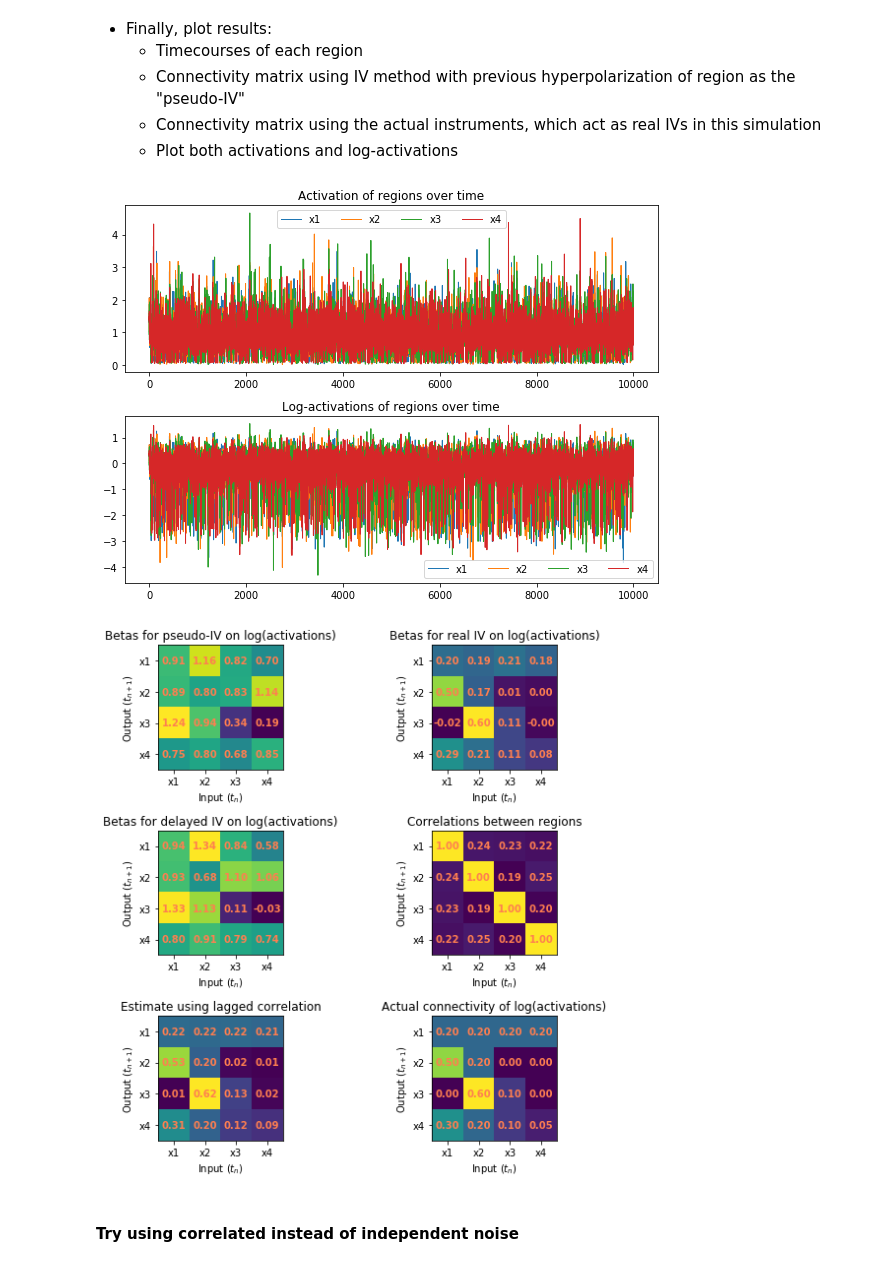
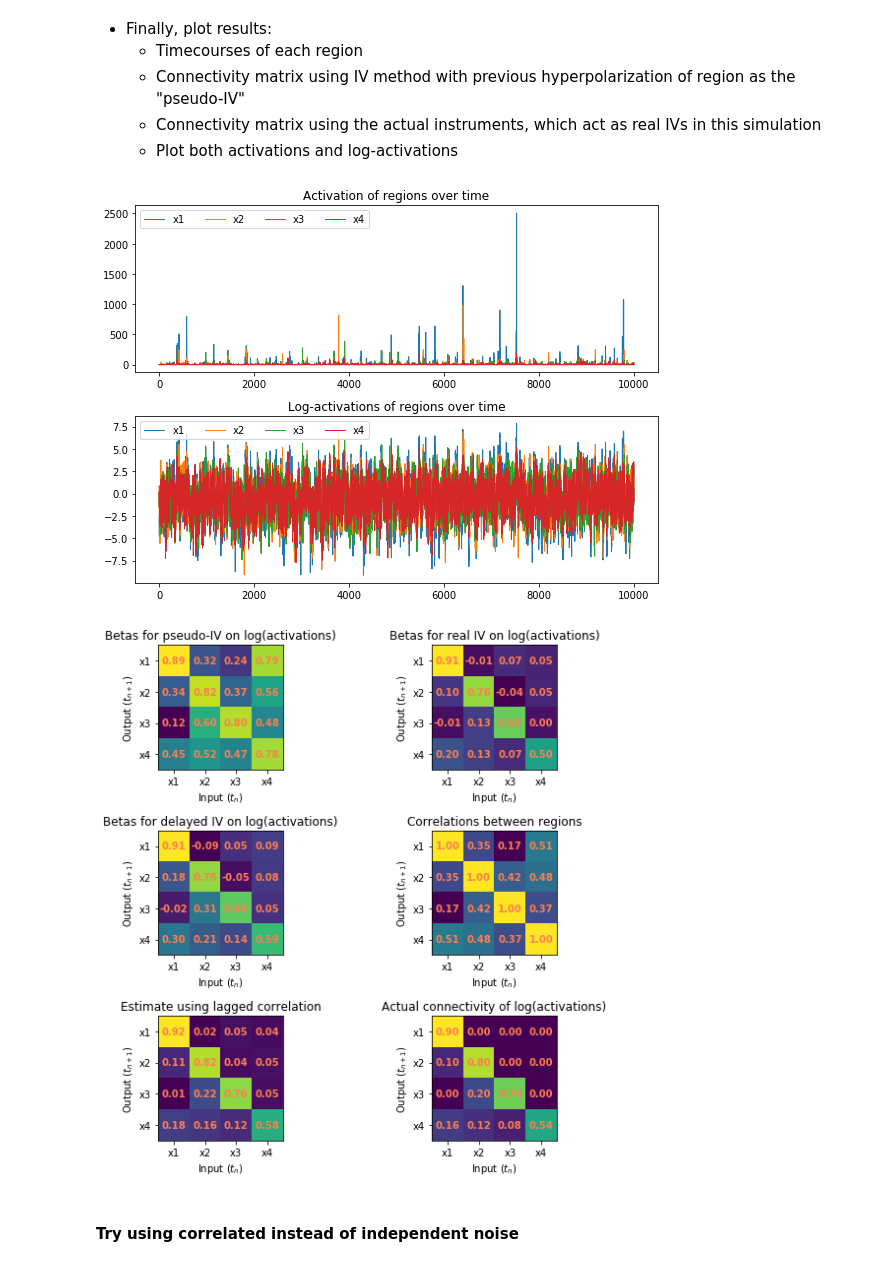
Before and after one commit to KordingLab/fmri-iv, a Jupyter notebook: code/test_iv_analysis.ipynb, the cells around one changed output. Cells and saved outputs as stored; diff of their text form; code cells hidden in the pictures.

```diff
--- a/code/test_iv_analysis.ipynb
+++ b/code/test_iv_analysis.ipynb
@@ -17,37 +17,28 @@ All neurons are recurrently connected, plus:
 * x2 -> x4
 * x3 -> x4
 # %%
-# A = np.array([
-#     [0.9,   0,      0,      0],
-#     [0.1,   0.8,    0,      0],
-#     [0,     0.2,    0.7,    0],
-#     [0.16,  0.12,   0.08,   0.54]
-# ])
-
 A = np.array([
-    [0.2,   0.2,    0.2,    0.2],
-    [0.5,   0.2,    0,      0],
-    [0,     0.6,    0.1,    0],
-    [0.3,   0.2,    0.1,    0.05]
+    [0.9,   0,      0,      0],
+    [0.1,   0.8,    0,      0],
+    [0,     0.2,    0.7,    0],
+    [0.16,  0.12,   0.08,   0.54]
 ])
 
-assert max(abs(np.linalg.eig(A)[0])) < 1.0,\
-    'A is nonstationary - make sure all eigenvalues are < 1 in absolute value'
+radius = max(abs(np.linalg.eig(A)[0]))
+assert radius < 1, 'A is unstable'
 
 n_chan = A.shape[0]
 n_time = 10000
-
-snr = 10.0
 # %% [markdown]
 * Generate an IV for each region - 2.5% chance of being 1, where 1 means "hyperpolarized" and corresponding region will be 10x less active during this timepoint.
 # %%
-ivs = np.random.rand(n_time, n_chan) < 0.025
+ivs = np.random.rand(n_chan, n_time) < 0.025
 # %% [markdown]
 * Initialize log of network activations as Gaussian
 * Also add effect of instrument to first timepoint (always reduces activation by factor of 10 if true)
 # %%
-log_act = np.zeros((n_time, n_chan))
+log_act = np.zeros((n_chan, n_time))
 
-log_act[0, :] = np.random.randn(n_chan) + ivs[0, :] * np.log(0.1)
+log_act[:, 0] = np.random.randn(n_chan) + ivs[:, 0] * np.log(0.1)
 # %% [markdown]
 * Now, run the network for `n_time` steps
@@ -55,9 +45,9 @@ log_act[0, :] = np.random.randn(n_chan) + ivs[0, :] * np.log(0.1)
 * Also add effect of instrument at each step.
 # %%
-noise = np.random.normal(scale=1/np.sqrt(snr), size=(n_time-1, n_chan))
+noise = np.random.normal(scale=1, size=(n_chan, n_time - 1))
 
 for kT in range(1, n_time):
-    log_act[kT, :] = A @ log_act[kT - 1, :] + noise[kT - 1, :] + ivs[kT, :] * np.log(0.1)
+    log_act[:, kT] = A @ log_act[:, kT - 1] + noise[:, kT - 1] + ivs[:, kT] * np.log(0.1)
 # %% [markdown]
 * Exponentiate all activations to move to a log-normal distribution (so all activations are > 0)
 # %% [markdown]
@@ -69,30 +59,30 @@ for kT in range(1, n_time):
 # %%
 make_region_labels = lambda n: ['x' + str(i) for i in range(1, n + 1)]
 
 def plot_activations(lact, nfig):
     _, nchans = lact.shape
     region_labels = make_region_labels(nchans)
 
     plt.close(nfig)
     fig = plt.figure(nfig, (8, 6), tight_layout=True)
 
     axes = fig.subplots(2, 1)
-    axes[0].plot(np.exp(lact), linewidth=1.0)
+    axes[0].plot(np.exp(lact).T, linewidth=1.0)
     axes[0].legend(region_labels, ncol=6)
     axes[0].set_title('Activation of regions over time')
 
-    axes[1].plot(lact, linewidth=1.0)
+    axes[1].plot(lact.T, linewidth=1.0)
     axes[1].legend(region_labels, ncol=6)
     axes[1].set_title('Log-activations of regions over time')
 
     plt.draw()
 
 plot_activations(log_act, 1)
 # %% [output]
-[figure, old version]
+[figure, new version]
 # %%
 def plot_iv_betas(log_act_in, ivs_in, a_in, nfig):
-    _, nchans = log_act_in.shape
+    nchans, _ = log_act_in.shape
     region_labels = make_region_labels(nchans)
 
     plt.close(nfig)
@@ -103,7 +93,7 @@ def plot_iv_betas(log_act_in, ivs_in, a_in, nfig):
     pseudo_betas_log = iv.pseudo_iv_betas(log_act_in)
     real_betas_log = iv.iv_betas(log_act_in, np.array(ivs_in, dtype=np.float64))
     delayed_betas_log = iv.delayed_iv_betas(log_act_in, np.array(ivs_in, dtype=np.float64))
-    correlations_log = np.corrcoef(log_act_in, rowvar=False)
+    correlations_log = np.corrcoef(log_act_in)
 
     axes[0, 0].imshow(pseudo_betas_log)
     axes[0, 0].set_title('Betas for pseudo-IV on log(activations)')
@@ -149,7 +139,7 @@ def plot_iv_betas(log_act_in, ivs_in, a_in, nfig):
 
 plot_iv_betas(log_act, ivs, A, 2)
 # %% [output]
-[figure, old version]
+[figure, new version]
 # %% [markdown]
 #### Try using correlated instead of independent noise
 # %%
```
Also changed, not shown: parts of 8 cells of this notebook, 3 other files.
